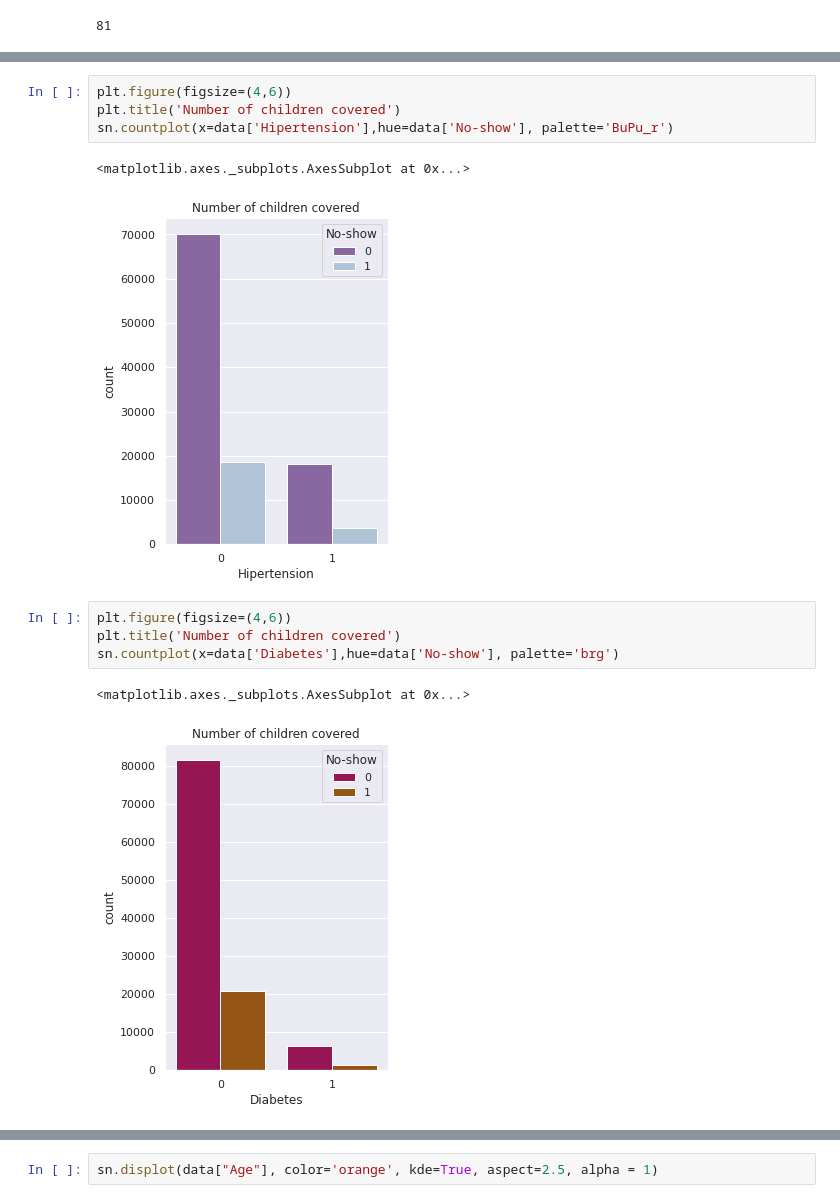
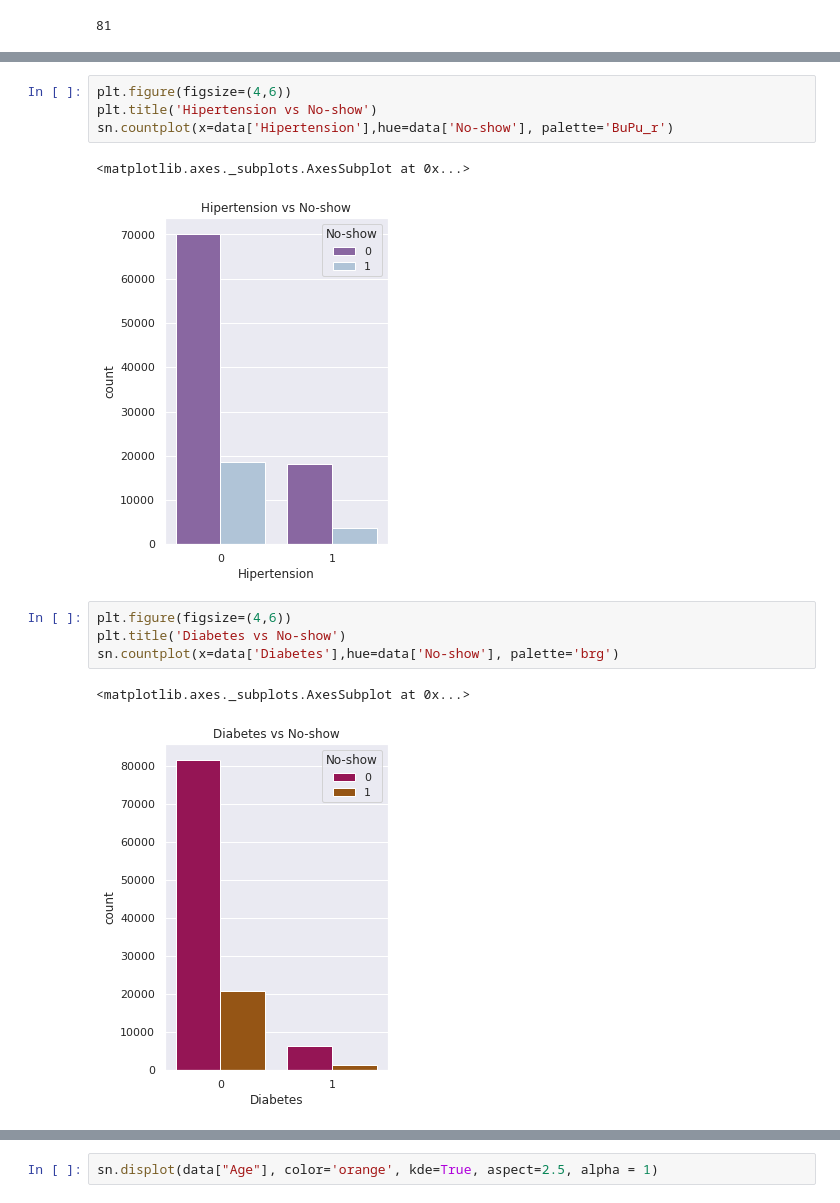
Before and after one commit to mojtabaSefidi/NoShow_Appointments, a Jupyter notebook: NoShow_Appointments.ipynb, the cells around one changed output, grey strips where cells are left out. Saved outputs shown, nothing was run; the diff lists cells and outputs as text.

```diff
--- a/NoShow_Appointments.ipynb
+++ b/NoShow_Appointments.ipynb
@@ -164,16 +164,16 @@ sn.countplot(x=data['Scholarship'],hue=data['No-show'], palette='GnBu_r')
 # %%
 plt.figure(figsize=(4,6))
-plt.title('Number of children covered')
+plt.title('Hipertension vs No-show')
 sn.countplot(x=data['Hipertension'],hue=data['No-show'], palette='BuPu_r')
 # %% [output]
 <matplotlib.axes._subplots.AxesSubplot at 0x...>
-[figure, old version]
+[figure, new version]
 # %%
 plt.figure(figsize=(4,6))
-plt.title('Number of children covered')
+plt.title('Diabetes vs No-show')
 sn.countplot(x=data['Diabetes'],hue=data['No-show'], palette='brg')
 # %% [output]
 <matplotlib.axes._subplots.AxesSubplot at 0x...>
-[figure, old version]
+[figure, new version]
 # %%
 plt.figure(figsize=(4,6))
```
Also changed, not shown: parts of 13 cells of this notebook.
